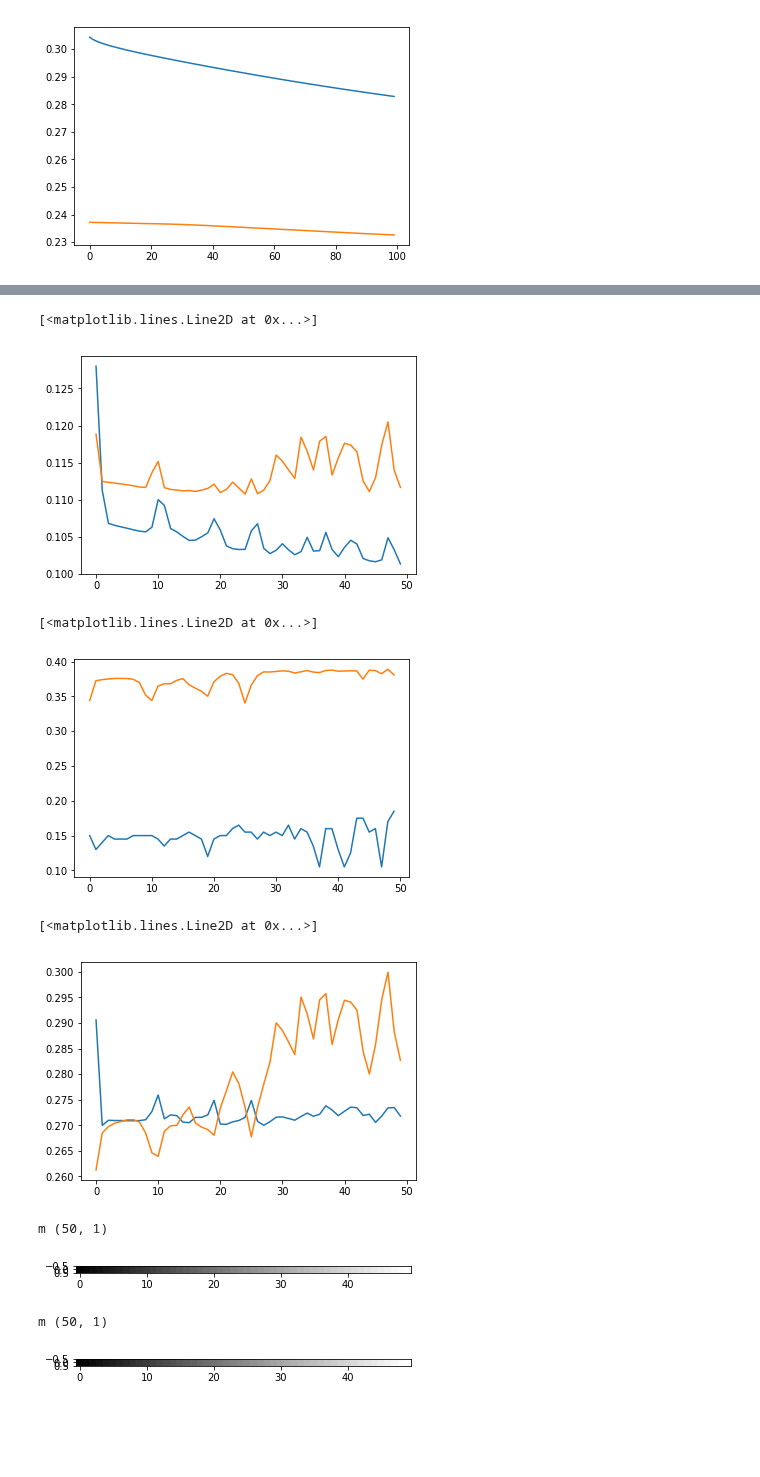
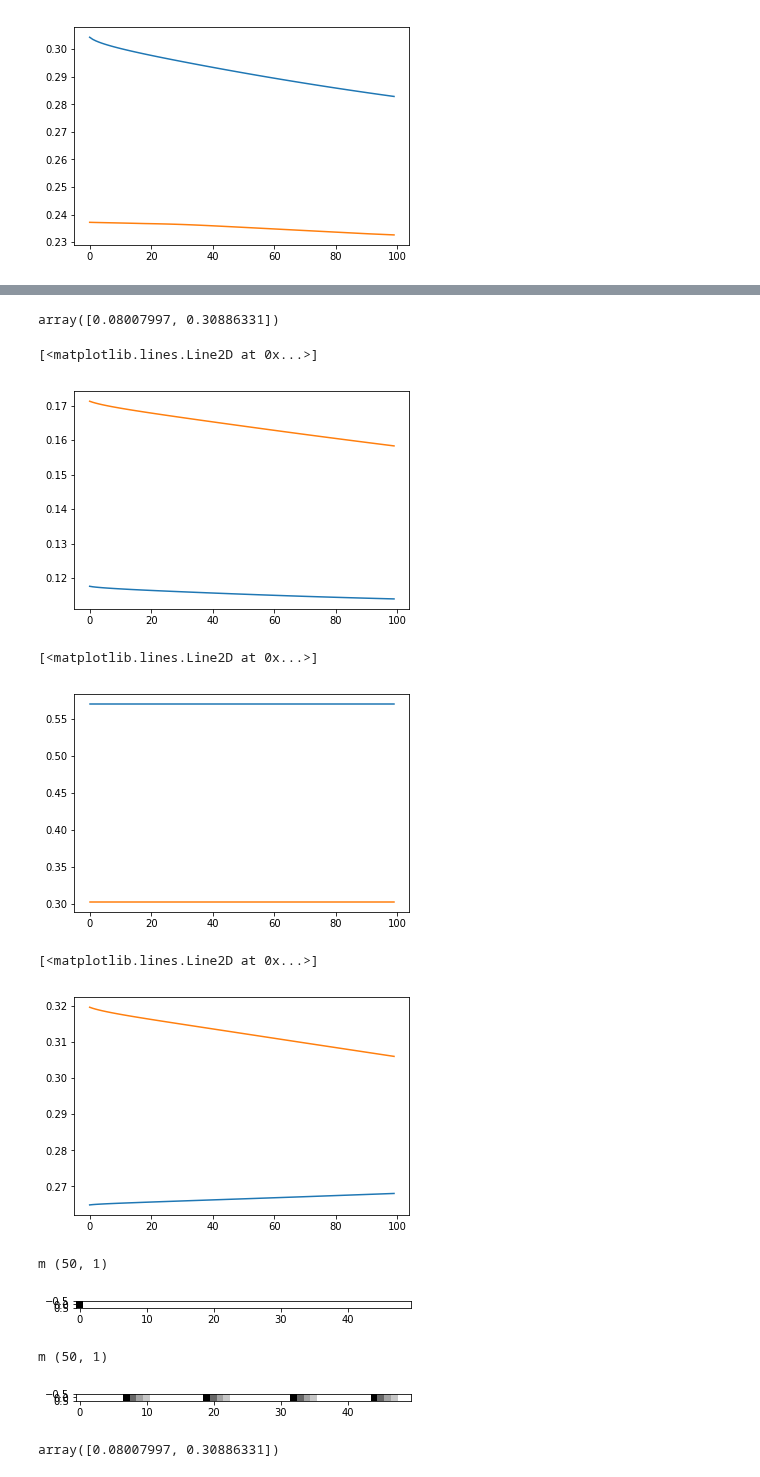
Before and after one commit to voschezang/drum-style-transfer, a Jupyter notebook: src/Experiment-FA-v1a.ipynb, the cells around one changed output, grey strips where cells are left out. Drawn from its saved outputs; the diff is of its cells as text; code cells hidden in the pictures; blank space fills up the shorter version.

Commit message:
test different models

```diff
--- a/src/Experiment-FA-v1a.ipynb
+++ b/src/Experiment-FA-v1a.ipynb
@@ -315,6 +319,8 @@ get_custom_objects().update({'saw': Activation(saw), 'sawDescending': Activation
 # %%
 decoder_input = Input(shape=(notes,))
 x = decoder_input
+
+unroll = True
 
 ratio = 0.1
 sub_t = int(timesteps * ratio)
@@ -339,22 +345,23 @@ super_t = int(timesteps/ sub_t)
 # decay is non-linear?
 # decay = 1/f
 
-x1 = Dense(notes, activation='relu')(x) # phase (linear)
-# x1 = x
-x1 = RepeatVector(1)(x)
+x1 = x
+x1 = Dense(notes, activation='relu')(x1) # phase (linear)
+x1 = RepeatVector(1)(x1)
 
 x2 = x
 x2 = Dense(notes, activation='relu')(x2) # e.g decay: 0.5 * decay, 0.5 * decay * decay
-x2 = Dense(notes)(x2)
-x2 = Lambda(lambda x: 1/x)(x2) # if descending
-x2 = Dense(notes, activation='relu')(x2)
+# x2 = Dense(notes)(x2)
+# x2 = Lambda(lambda z: 1./z)(x2) # if descending
+# # x2 = Lambda(lambda x: -1 * x)(x2) # if descending
+
+# x2 = Dense(notes, activation='relu')(x2)
 x2 = RepeatVector(timesteps)(x2)
 
 
 # SimpleRNN returns 2 states, LSTM returns 3 states
 _, state = SimpleRNN(notes, return_state=True)(x1)
-
-rnn = SimpleRNN(notes, activation='sawDescending', return_sequences=True)
+rnn = SimpleRNN(notes, activation='sawDescending', return_sequences=True, unroll=unroll)
 # rnn = SimpleRNN(notes, return_sequences=True)
 # x = rnn(x2, initial_state=x1) # shape error
 x = rnn(x2, initial_state=state)
@@ -373,14 +380,17 @@ x = rnn(x2, initial_state=state)
 # x = Dense(1)(x)
 # x = ThresholdedReLU(theta=0.5)(x)
 
+# x = Flatten()(x)
+# x = Dense(np.prod(input_shape), activation='sigmoid')(x)
 
 # # Final layer
-# x = Dense(notes * channels, activation='sigmoid')(x)
+# x = Dense(3, activation='relu')(x)
+x = Dense(notes, activation='sigmoid')(x)
 x = Reshape(input_shape)(x)
 
 decoder_output = x
 
-decoder_model = Model(decoder_input, decoder_output, name='encoder-')
+decoder_model = Model(decoder_input, decoder_output, name='decoder-')
 decoder_model.summary()
 # %% [output]
 __________________________________________________________________________________________________
@@ -405,7 +415,7 @@ loss = 'mse' # mse mae binary_crossentropy rmsprop adadelta
 decoder_model.compile(loss=loss, optimizer='rmsprop', metrics=['accuracy','mae','mse'])
 # %%
 batch_size = 1
-epochs = 50
+epochs = 100
 # %%
 j = 2
 history = decoder_model.fit(y_train[:j], x_train[:j], epochs=epochs, batch_size=batch_size, validation_data=(y_test, x_test))
@@ -430,28 +440,34 @@ Epoch 50/50
+# %%
+y_train[:j]
+# %% [output]
+array([0.08007997, 0.30886331])
 # %%
 plt.plot(history.history['loss'])
 plt.plot(history.history['val_loss'])
 # %% [output]
 [<matplotlib.lines.Line2D at 0x...>]
-[figure, old version]
+[figure, new version]
 # %%
 plt.plot(history.history['acc'])
 plt.plot(history.history['val_acc'])
 # %% [output]
 [<matplotlib.lines.Line2D at 0x...>]
-[figure, old version]
+[figure, new version]
 # %%
 plt.plot(history.history['mean_absolute_error'])
 plt.plot(history.history['val_mean_absolute_error'])
 # %% [output]
 [<matplotlib.lines.Line2D at 0x...>]
-[figure, old version]
+[figure, new version]
 # %%
-f = [5,20]
+f = y_train[:10]
 y = decoder_model.predict(f)
 plot.single(y[0,:50,0])
-plot.single(y[1,:50,0])
+plot.single(x_train[0,:50,0])
+f[:2]
 # %% [output]
 m (50, 1)
-[figure, old version]
+[figure, new version]
 m (50, 1)
-[figure, old version]
+[figure, new version]
+array([0.08007997, 0.30886331])
```
Also changed, not shown: parts of 14 cells of this notebook.
